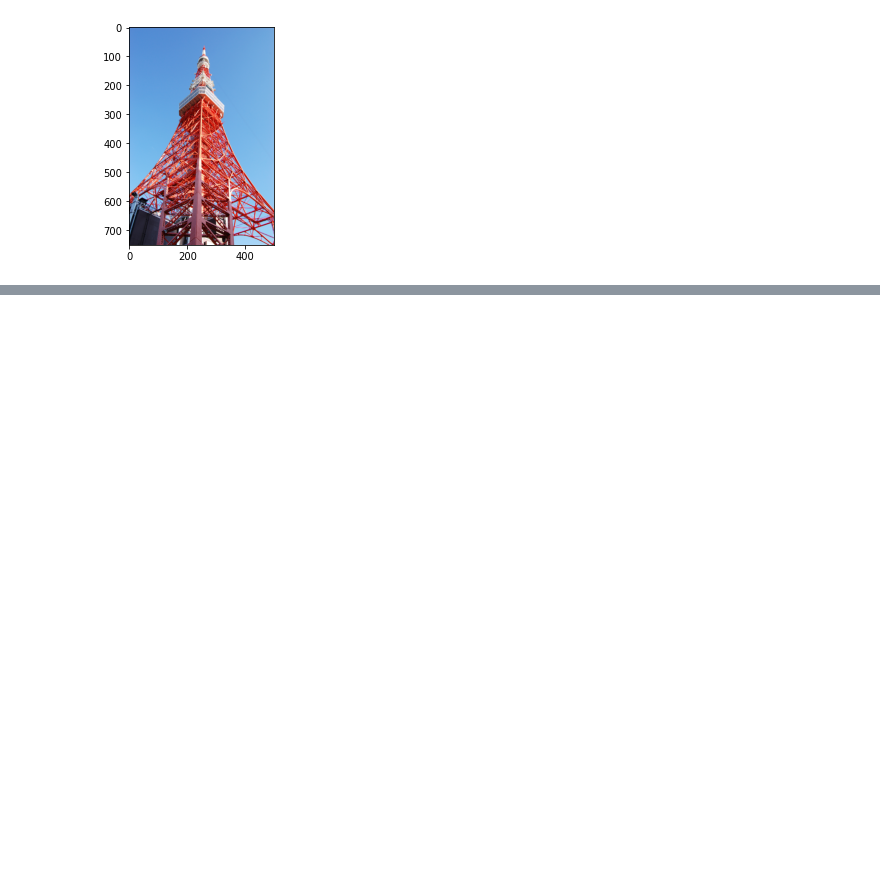
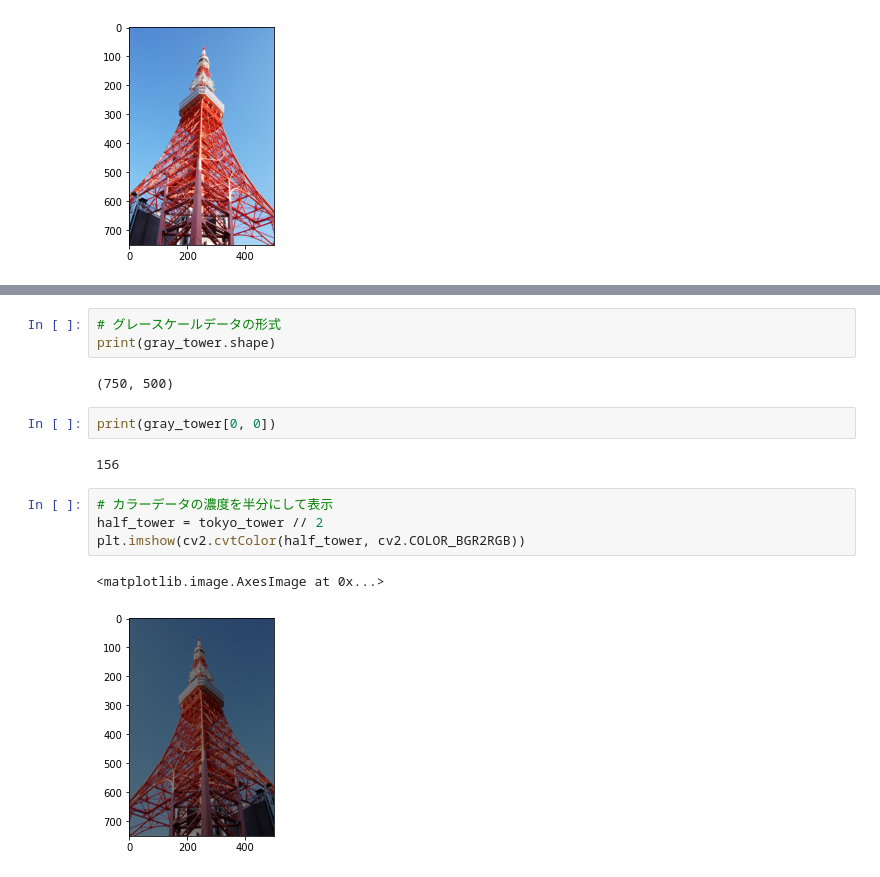
Before and after one commit to haruka20010217/class, a Jupyter notebook: Seminar.ipynb, the cells around one changed output, grey strips where cells are left out. Cells and saved outputs as stored; diff of their text form; blank space fills up the shorter version.

```diff
--- a/Seminar.ipynb
+++ b/Seminar.ipynb
@@ -170,0 +223,16 @@ plt.imshow(cv2.cvtColor(tokyo_tower_lr, cv2.COLOR_BGR2RGB))
+# %%
+# グレースケールデータの形式
+print(gray_tower.shape)
+# %% [output]
+(750, 500)
+# %%
+print(gray_tower[0, 0])
+# %% [output]
+156
+# %%
+# カラーデータの濃度を半分にして表示
+half_tower = tokyo_tower // 2
+plt.imshow(cv2.cvtColor(half_tower, cv2.COLOR_BGR2RGB))
+# %% [output]
+<matplotlib.image.AxesImage at 0x...>
+[figure, added]
```
Also changed, not shown: parts of 29 cells of this notebook.
